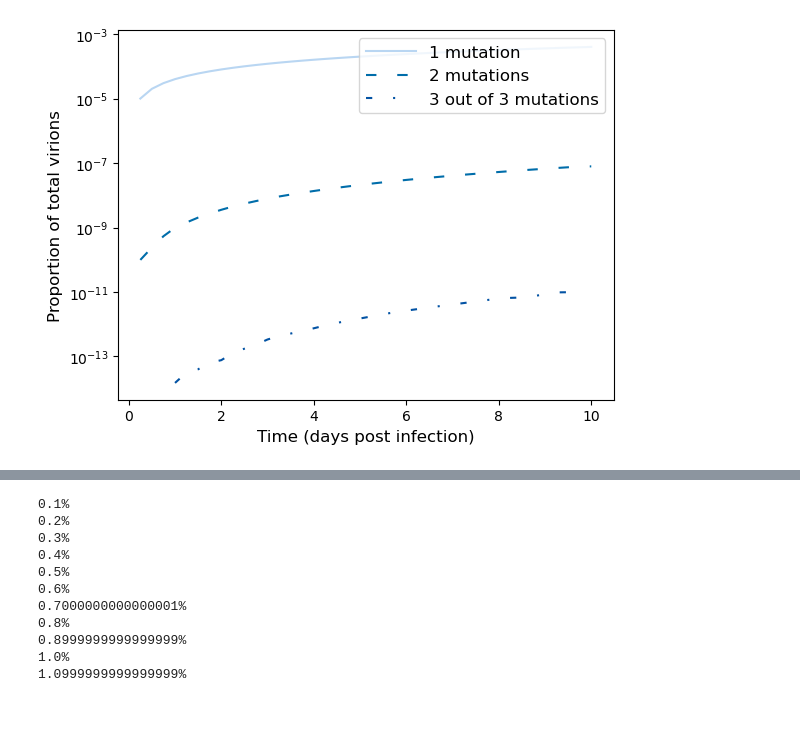
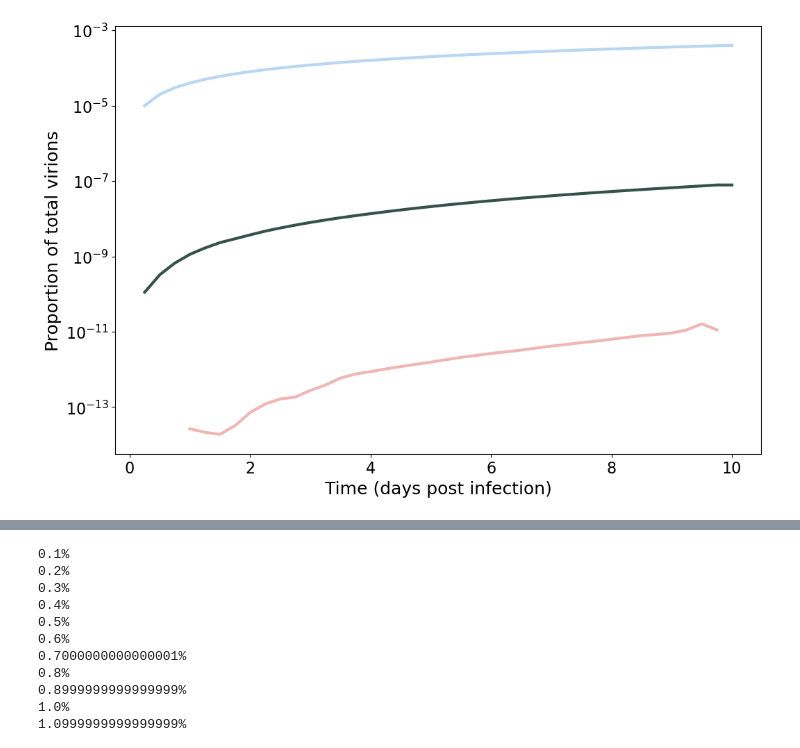
Before and after one commit to joshlooks/avianflu, a Jupyter notebook: bpm.ipynb, the cells around one changed output, grey strips where cells are left out. Saved outputs shown, nothing was run; the diff lists cells and outputs as text; code cells hidden in the pictures; blank space fills up the shorter version.

```diff
--- a/bpm.ipynb
+++ b/bpm.ipynb
@@ -119,7 +98,7 @@ for i in range(0,len(Lifespans)):
 #DO NOT RUN THIS BLOCK IF YOU DO NOT HAVE THE PICKLE FILE
 #IMPORTS PICKLE FILE INSTEAD OF ABOVE CALCULATION
 
-with open('n_list_fixed.pkl', 'rb') as f:
+with open('n_list_adaptive.pkl', 'rb') as f:
 
     loaded_n_list = pickle.load(f) # deserialize using load()
 f.close()
@@ -293,0 +267,17 @@ plt.show()
+# %%
+totals = 0
+earlys = 0
+for j in range(1000):
+    for k in range(0,100):
+        totals +=1
+        Vcurve = n_i_lists[k + numberpeople1000s * j][0]
+        peak_time = x[np.argmax(Vcurve)]
+        if peak_time < 4:
+            plt.semilogy(x[0:len(Vcurve)], Vcurve, '#D51623', linewidth=1, alpha = 0.01)
+            earlys += 1
+
+print(earlys / totals)
+
+plt.ylabel(r'$v(t)$ (number of virions)')
+plt.xlabel('Time (days post infection)')
+plt.show()
@@ -344,41 +348,30 @@ plt.show()
 # %%
-#We calculate the totals of each type of virion
-n_totals = np.zeros((6,41))
-for i in range(0,1000 * numberpeople1000s):
-    for j in range(0,6):
-        n_totals[j,0:len(n_i_lists[i][j])] += n_i_lists[i][j]
-N_TOTAL = np.sum(n_totals, axis = 0)
-
-#set up time values
-timevals = np.linspace(0,10,41)
-
 #set up colors for the plot
-plotcolors = ['#B9D6F2', '#006DAA', '#0353A4', '#003559','#061A40']
+plotcolors = ['#B9D6F2', '#35524A', '#F0B6B4', '#2A1E5C','#D62828']
 linestyles = ['solid',(0,(5,10)),(0,(3,10,1,10)),(0,(5,1)),(0, (3, 1, 1, 1, 1, 1))]
 #Set up plot
-fig, ax = plt.subplots()
+fig, ax1 = plt.subplots(figsize=(12,8))
 
 #We plot the proportions of each virion type over time
 for i in range(1,6):
     prop = n_totals[i,:] / N_TOTAL
     myrange = np.where(prop>0)
     #create a label
-    if i > 2:
-        mylabel = str(i) + " out of " + str(i) + " mutations"
+    if i >= 2:
+        mylabel = str(i) + " mutations"
     else:
-        if i > 1:
-            mylabel = "2 mutations"
-        else:
-            mylabel = "1 mutation"
+        mylabel = "1 mutation"
     if len(myrange[0]) > 0:
-        ax.semilogy(timevals[myrange], prop[myrange], label = mylabel,color=plotcolors[i-1],linestyle=linestyles[i-1])
-ax.legend(loc=1,fontsize=12,handlelength=3)
-plt.ylabel('Proportion of total virions',fontsize=12)
-plt.xlabel('Time (days post infection)',fontsize=12)
-plt.savefig('Plots/prop_standard.pdf', dpi=2400,bbox_inches='tight')
+        ax1.semilogy(timevals[myrange], prop[myrange], label = mylabel,color=plotcolors[i-1],linewidth=3)
+# ax1.legend(loc='lower right',fontsize=12,handlelength=6)
+plt.ylabel('Proportion of total virions',fontsize=18)
+plt.xlabel('Time (days post infection)',fontsize=18)
+plt.xticks(fontsize=16)
+plt.yticks(fontsize=16)
+plt.savefig('Plots/prop_standard_adaptive.pdf', dpi=2400,bbox_inches='tight')
 plt.show()
 # %% [output]
-[figure, old version]
+[figure, new version]
 # %%
 # We calculate the proportion / probability of an individual having at least one of a virion type
 n_totals_prob = np.zeros((5,41))
```
Also changed, not shown: parts of 23 cells of this notebook, 50 other files.
